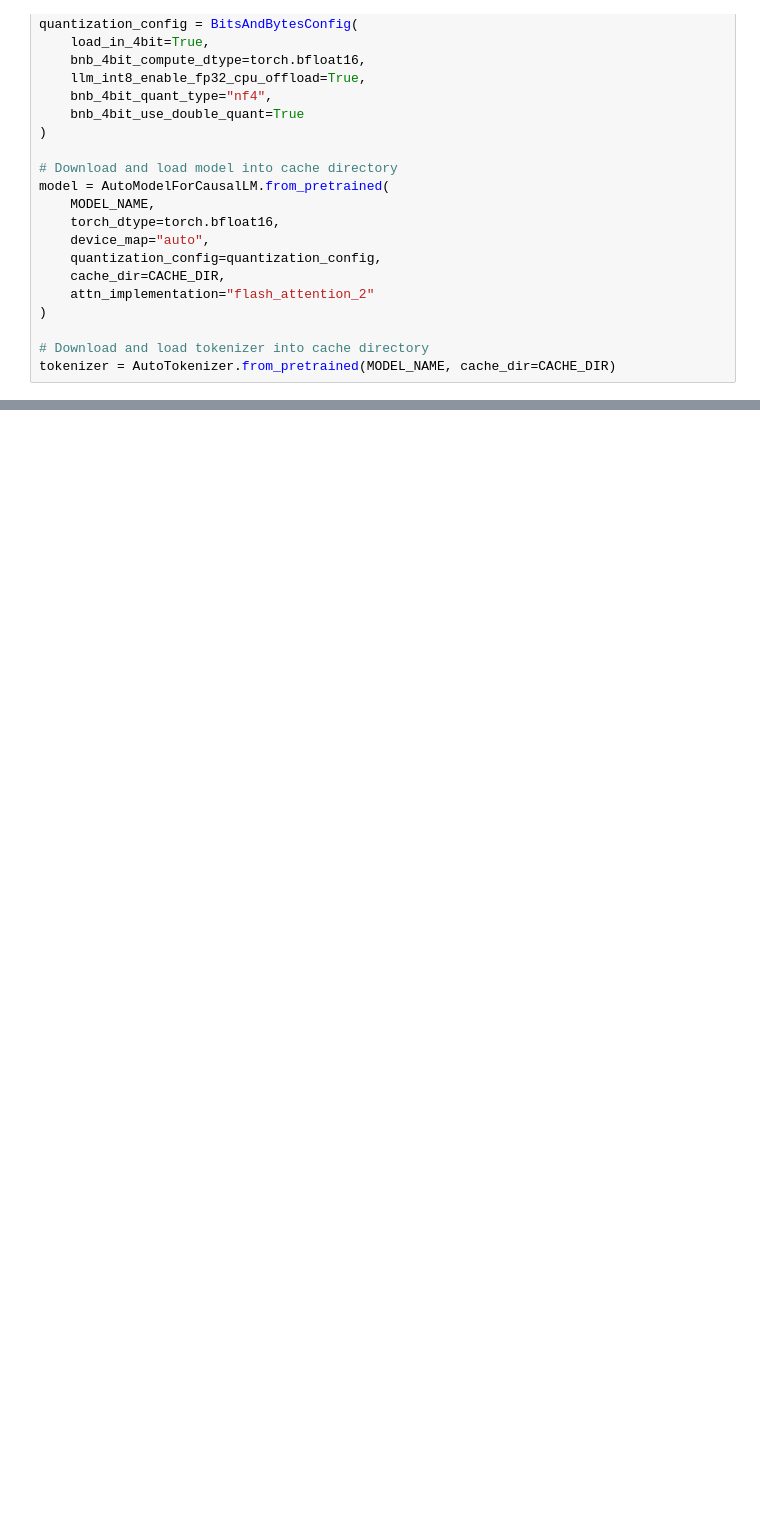
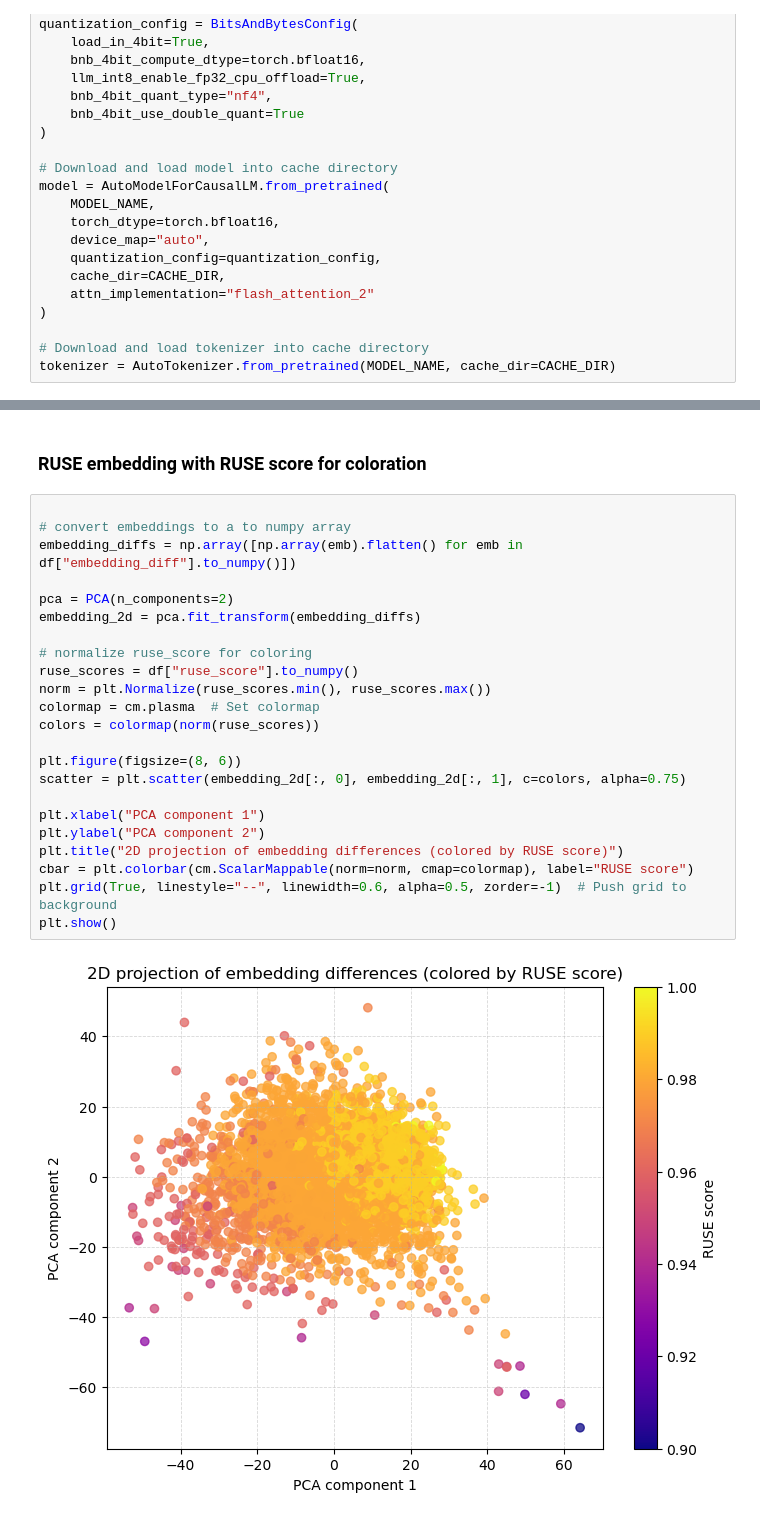
Before and after one commit to Bossbap/SML-for-summarization_project, a Jupyter notebook: code/data_process/process_dataset.ipynb, the cells around one changed output, grey strips where cells are left out. Cells and saved outputs as stored; diff of their text form; blank space fills up the shorter version.

```diff
--- a/code/data_process/process_dataset.ipynb
+++ b/code/data_process/process_dataset.ipynb
@@ -231,0 +278,27 @@ plt.show()
+# %% [markdown]
+### RUSE embedding with RUSE score for coloration
+# %%
+
+# convert embeddings to a to numpy array
+embedding_diffs = np.array([np.array(emb).flatten() for emb in df["embedding_diff"].to_numpy()])
+
+pca = PCA(n_components=2)
+embedding_2d = pca.fit_transform(embedding_diffs)
+
+# normalize ruse_score for coloring
+ruse_scores = df["ruse_score"].to_numpy()
+norm = plt.Normalize(ruse_scores.min(), ruse_scores.max())
+colormap = cm.plasma  # Set colormap
+colors = colormap(norm(ruse_scores))
+
+plt.figure(figsize=(8, 6))
+scatter = plt.scatter(embedding_2d[:, 0], embedding_2d[:, 1], c=colors, alpha=0.75)
+
+plt.xlabel("PCA component 1")
+plt.ylabel("PCA component 2")
+plt.title("2D projection of embedding differences (colored by RUSE score)")
+cbar = plt.colorbar(cm.ScalarMappable(norm=norm, cmap=colormap), label="RUSE score")
+plt.grid(True, linestyle="--", linewidth=0.6, alpha=0.5, zorder=-1)  # Push grid to background
+plt.show()
+# %% [output]
+[figure, added]
```
Also changed, not shown: parts of 20 cells of this notebook, 50 other files.
